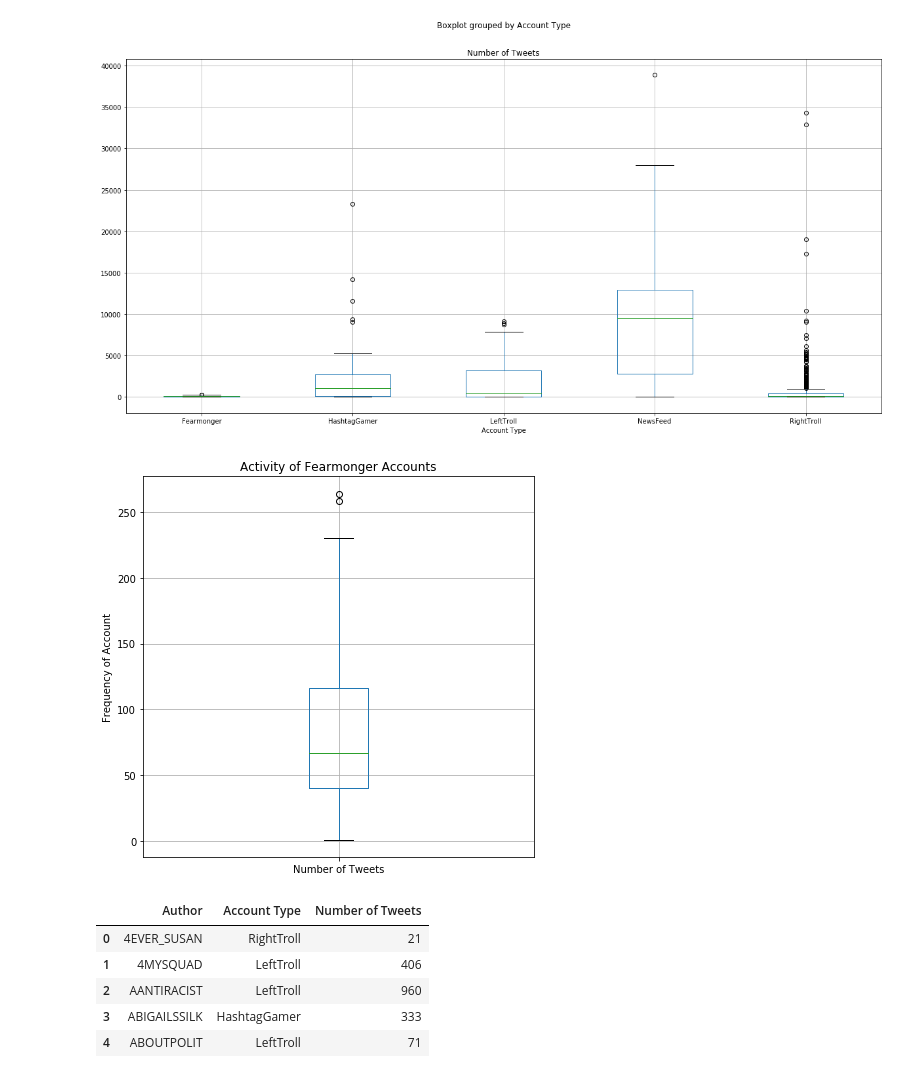
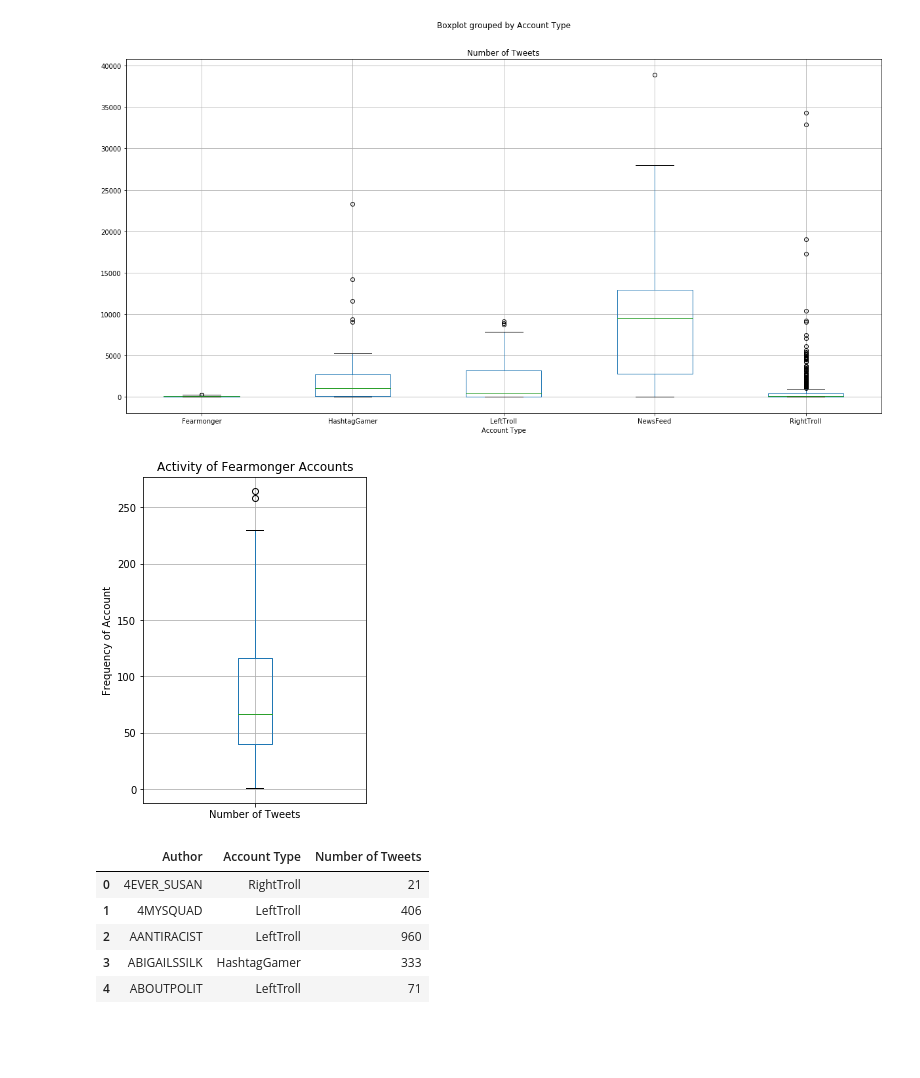
Before and after one commit to JGohl/TeamHashtag, a Jupyter notebook: AJZ Proj1 Analysis.ipynb, the cells around one changed output. Cells and saved outputs as stored; diff of their text form; code cells hidden in the pictures; blank space fills up the shorter version.

Commit message:
Added figures and code
Figures and code

```diff
--- a/AJZ Proj1 Analysis.ipynb
+++ b/AJZ Proj1 Analysis.ipynb
@@ -202,13 +225,13 @@ df_box.boxplot("Number of Tweets", by="Account Type", figsize=(20, 10))
 [figure]
 # %%
 # Create a boxplot to compare means
-boxplot = df_box.loc[df_box['Account Type'] == 'Fearmonger'].boxplot("Number of Tweets", figsize=(7, 7))
+boxplot = df_box.loc[df_box['Account Type'] == 'Fearmonger'].boxplot("Number of Tweets", figsize=(4, 6))
 boxplot.set_title('Activity of Fearmonger Accounts')
 boxplot.set_ylabel('Frequency of Account')
 fig2 = boxplot.get_figure()
 fig2.savefig("Fearmonger Boxplot.png", bbox_inches='tight')
 # %% [output]
-[figure, old version]
+[figure, new version]
 # %%
 #Wish to look at account activity for during election
 df_box_election = pd.DataFrame(df_troll.loc[df_troll['time_period']=='Election season'].groupby(['author','account_category']).count()['external_author_id'])
```
Also changed, not shown: parts of 3 cells of this notebook, 2 other files.
